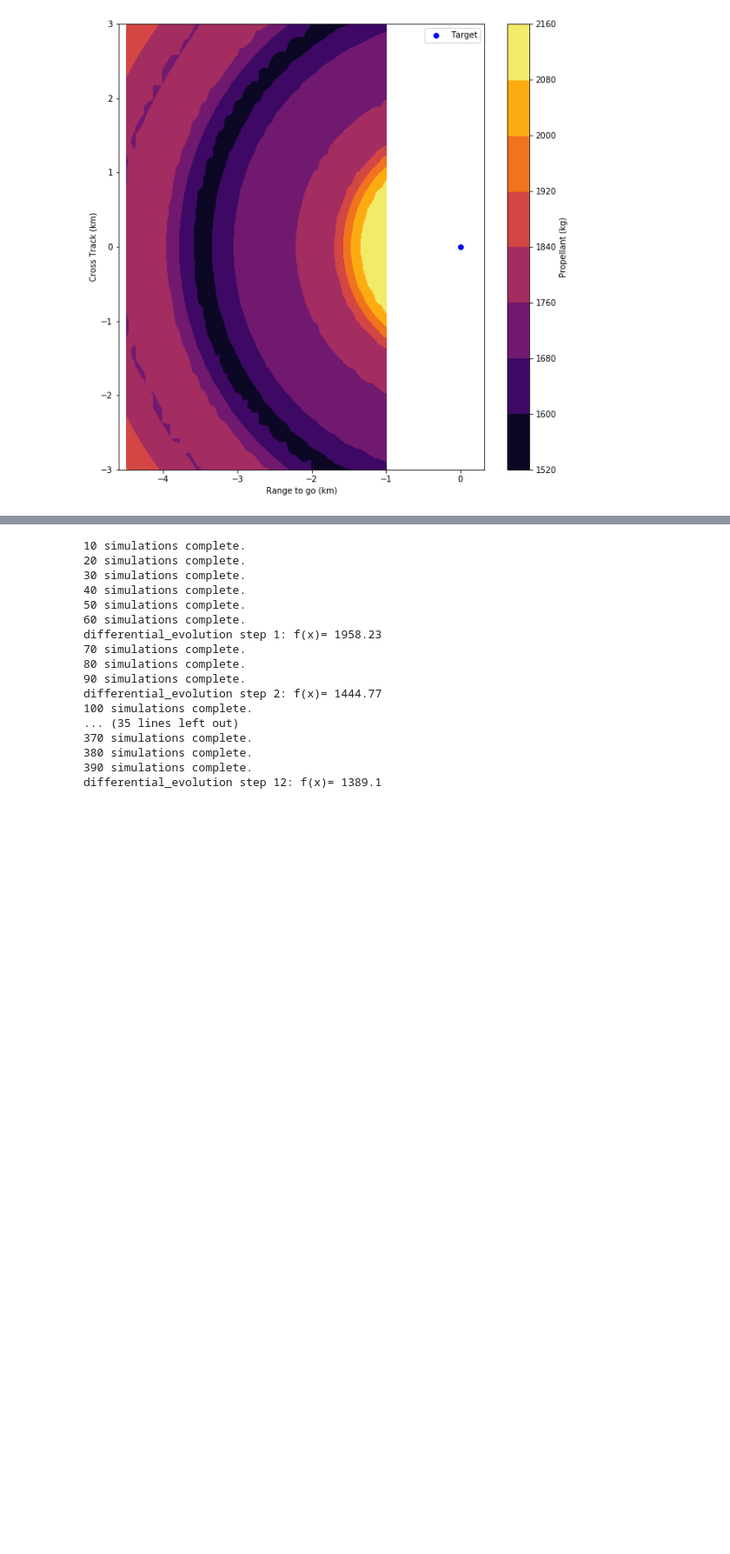
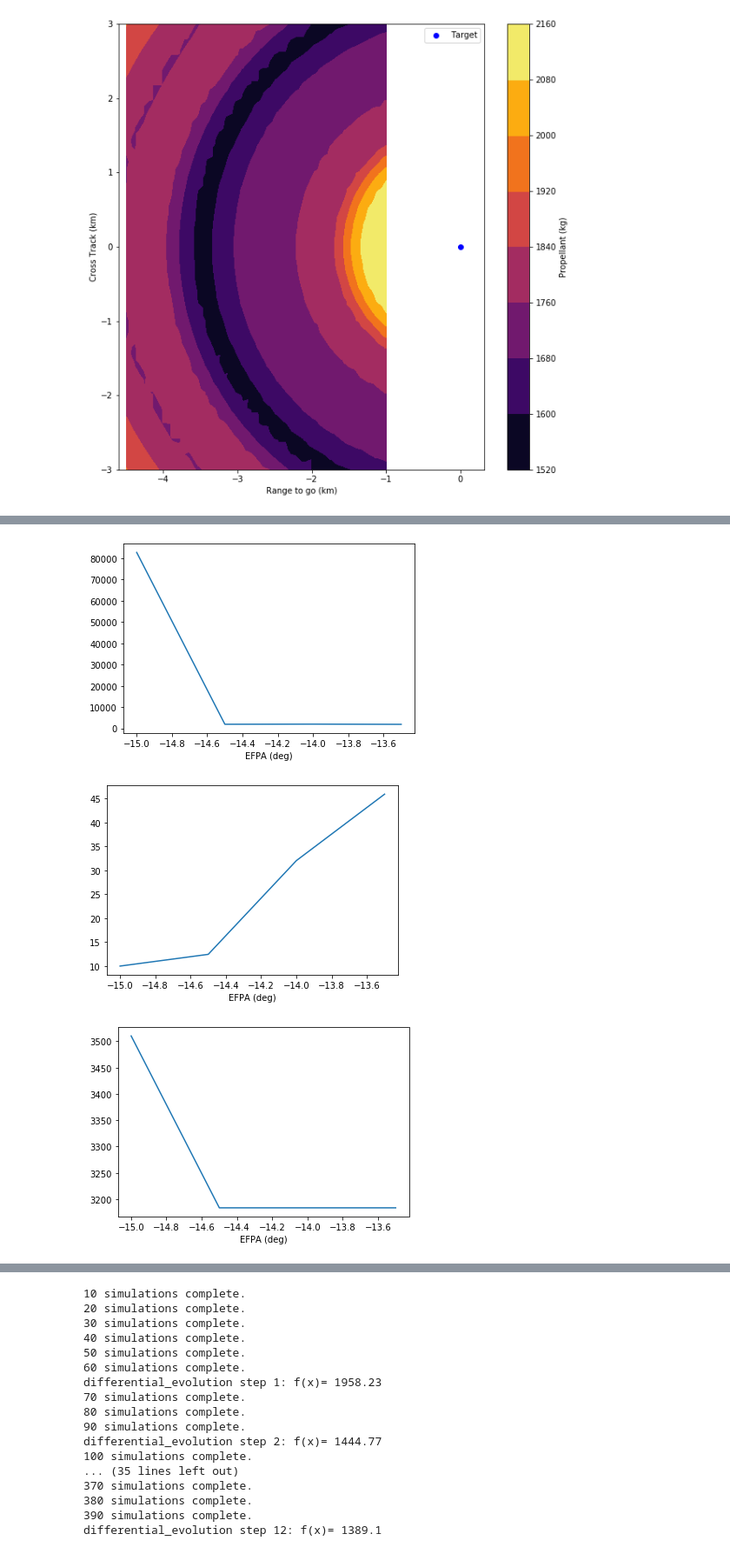
Before and after one commit to CDNoyes/EDL-Py, a Jupyter notebook: FuelOptimal.ipynb, the cells around one changed output, grey strips where cells are left out. Shown at 87% size. Drawn from its saved outputs; the diff is of its cells as text; code cells hidden in the pictures; blank space fills up the shorter version.

```diff
--- a/FuelOptimal.ipynb
+++ b/FuelOptimal.ipynb
@@ -617,7 +617,7 @@ class VMC(object):
             if np.any(high):
                 # Potentially check the length, if more than N elements, use optimization
                 if optimize: # Use optimization of an interpolation function to find the minimum faster
-                    v_srp, m_opt = self._opt([np.min(v[k][high]), vmax], interp1d(v[k][high], x_srp.T[high], axis=0), srpdata)
+                    v_srp, m_opt = self._opt([np.min(v[k][high]), vmax], interp1d(v[k][high], x_srp.T[high], axis=0, bounds_error=False, fill_value=(x_srp.T[high][-1], x_srp.T[high][0])), srpdata)
                     I = np.argmin(np.abs(v[k][high]-v_srp))
                 else:
                     m_srp = srpdata(x_srp.T[high])
@@ -1376,11 +1376,11 @@ class MCController:
 
             current_bank, current_reverse = self.history['params'][-1]
 
-#             bank_range = np.radians([30, 50]) ## 33 to 47 should cover the majority of EFPA variations
-            bank_range = current_bank + np.radians([-15, 15]) # should check for bounds like 0 though
-            bank_range[0] = max(0, bank_range[0])
-#             reversal_range = [min(velocity-100, 2150), min(velocity, 4950)] # The current velocity is the upper bound on when a reversal could occur, the lower bound is fixed until below the lower bound
-            reversal_range = current_reverse + np.array([-50, 50])
+            bank_range = np.radians([10, 50]) ## 33 to 47 should cover the majority of EFPA variations
+#             bank_range = current_bank + np.radians([-3, 3]) # should check for bounds like 0 though
+#             bank_range[0] = max(0, bank_range[0])
+            reversal_range = [min(velocity-100, 2000), min(velocity, 4000)] # The current velocity is the upper bound on when a reversal could occur, the lower bound is fixed until below the lower bound
+#             reversal_range = current_reverse + np.array([-250, 250])
             B,Vr = boxgrid([bank_range, reversal_range], self.N, interior=True).T
 
             self.control_params = (B,Vr)
@@ -1407,9 +1407,11 @@ class MCController:
         # Initialize on the fly if needed
         if self.profile is None:
             if self.constant_controller:
-                banks = [0.5070640774215105, 0.7186126052854204, 0.6159175070853673, 0.808363021976321, 0.7670262765343501, 0.66598089878731, 0.7909097294563778, 0.8993038619486571,0.1974977837783057, 0.3812166524092878, 0, 1.028]
+                banks = [0.5070640774215105, 0.7186126052854204, 0.6159175070853673, 0.808363021976321, 0.7670262765343501, 0.66598089878731, 0.7909097294563778, 0.8993038619486571,0.1974977837783057, 0.3812166524092878, 0.08, 1.028]
                 efpa = np.radians([-16.3-0.5, -16.3, -16.3-0.25,-16.3+0.25, -16.3+0.125, -16.3-0.125, -16.1, -16.3+0.5, -16.3-1, -16.3-0.75, -17.4, -15.4])
                 vr = [2847.3684210526317, 2935, 2895, 3021, 2957.89,  2910.526, 2989.47, 3126.315789473684, 2757.8947368421054, 2789.4736842105262, 2650,  3332.95]
+                azi = [-0.5, -0.25, 0, 0.25, 0.5] # currently just for -16.9 deg
+#                 vra = [3310, 3069, 2824, 2624, 2393] # "gradient" is roughly -950 m/s per deg
 
                 k = np.argsort(efpa)
                 efpa = np.array(efpa)[k]
@@ -1418,6 +1420,8 @@ class MCController:
 
                 b = interp1d(efpa, banks, fill_value='extrapolate')(current_state[4])
                 v0 = interp1d(efpa, vr, fill_value='extrapolate')(current_state[4])
+                dv0 = np.degrees(current_state[5])*-950    # correction for azimuth
+                v0 += dv0
                 if self.debug:
                     print("Initialized to {:.2f} deg, {:.1f} m/s".format(np.degrees(b), v0))
                 self.set_profile((b,v0))
@@ -1459,9 +1463,8 @@ class MCController:
                         params = self.control_params[0][opt], self.control_params[1][opt]
                         traj = self.vmc.mc[opt]
 #                         print(np.shape(traj))
-    #                     params = self.control_params[opt]
                         self.set_profile(params)
-                        mf = self.predict(current_state)
+#                         mf = self.predict(current_state)
 #                         print(np.shape(self.sim.history))
 
                         # plot the single integration trajectory and the optimal one from the vectorized to determine why they are different...
@@ -1526,7 +1529,9 @@ class MCController:
 
 dfpa = 0
 x0 = InitialState(vehicle='heavy', fpa=np.radians(-16.3 + dfpa))
-target = Target(0, 753.7/3397, 0)
+# target = Target(0, 753.7/3397, 0)  # This is what all the studies have been done with so far
+target = Target(0, 1150.0/3397, 0)
+
 
 # This construction is just to prevent rebuilding the SRP data over and over
 try:
@@ -1558,32 +1563,36 @@ def update_rule(history, state, **kwargs):
 
 data = []
 # FPAs = np.linspace(-17.2, -15.8, 6)
-FPAs = [-16.9]
-AZIs = [-0.5, -0.25, 0.25, 0.5]
-# AZIs = [-0.25]
-for efpa in FPAs:
-    print(efpa)
-    for azi in AZIs:
-        x0 = InitialState(vehicle='heavy', fpa=np.radians(efpa), psi=np.radians(azi))
-        for boolean in [1,]:
-            mcc = MCController(N=[50, 50], target=target, srpdata=srpdata, update_function=update_rule, debug=False, constant_controller=boolean)
-            mcc(x0)
-            data.append([mcc.history['fuel'][-1], *mcc.history['params'][-1]])
-    #         mcc.plot_history()
-        plt.show()
+# FPAs = [-17.39]
+# AZIs = [-0.5, -0.25, 0, 0.25, 0.5]
+# AZIs = [0.]
+# ic = boxgrid([(-17.2, -15.8), (-0.5, 0.5)], [8, 5], interior=True)
+# ic = [[-15.5, -0.5]]
+ic = boxgrid([(-15, -13.5), (0,0)], [4,1], interior=True)
+
+for efpa, azi in ic:
+    print(efpa, azi)
+    x0 = InitialState(vehicle='heavy', fpa=np.radians(efpa), psi=np.radians(azi))
+    for boolean in [1,]:
+        mcc = MCController(N=[50, 50], target=target, srpdata=srpdata, update_function=update_rule, debug=False, constant_controller=boolean)
+        mcc(x0)
+        data.append([mcc.history['fuel'][-1], *mcc.history['params'][-1]])
+#         mcc.plot_history()
+#     plt.show()
 
 data = np.array(data).T
 data[1] = np.degrees(data[1])
+
 # optimal parameters and fuel use vs efpa
+for d in data:
+    plt.figure()
+    plt.plot(ic.T[0], d)
+    plt.xlabel("EFPA (deg)")
+
 # for d in data:
 #     plt.figure()
-#     plt.plot(FPAs, d)
-#     plt.xlabel("EFPA (deg)")
-
-for d in data:
-    plt.figure()
-    plt.plot(AZIs, d)
-    plt.xlabel("EAZI (deg)")
+#     plt.plot(AZIs, d)
+#     plt.xlabel("EAZI (deg)")
 
 # sim.run(x0, [mcc], TimeConstant=2)
 # mf = mcc.srp_trim(sim.history)
@@ -1601,0 +1620,3 @@ Ef 0.0
+[figure, added]
+[figure, added]
+[figure, added]
```
Also changed, not shown: parts of 4 cells of this notebook, 3 other files.
